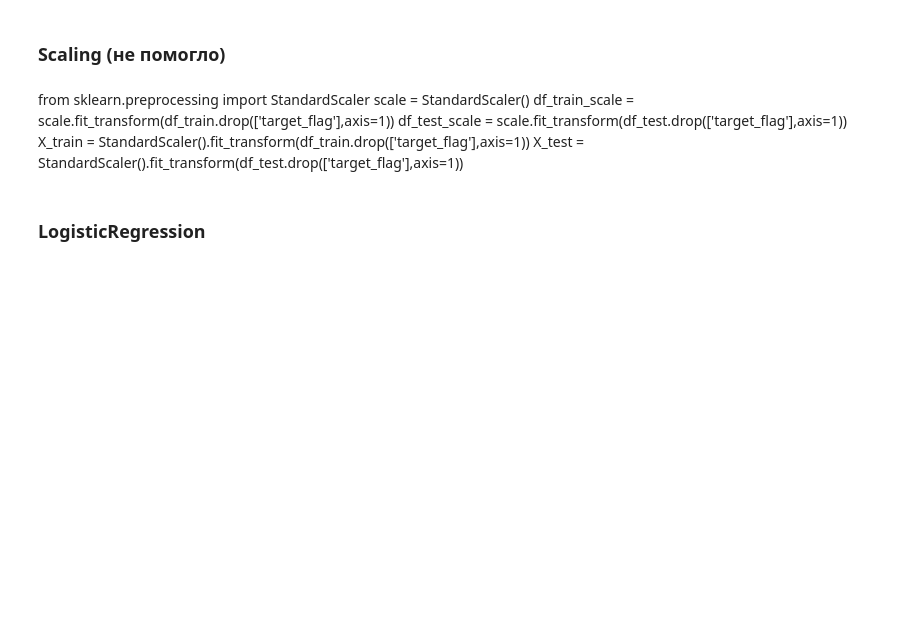
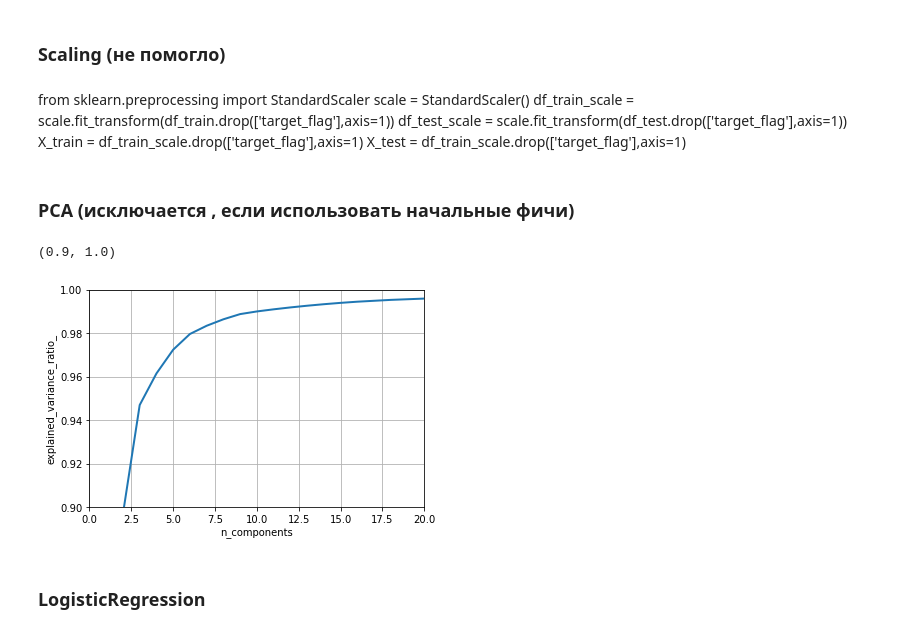
Before and after one commit to Sergey-Kit/Feature_Engineering_Cases, a Jupyter notebook: Rosbank_WOE_Features_SVM.ipynb, the cells around one changed output. Saved outputs shown, nothing was run; the diff lists cells and outputs as text; code cells hidden in the pictures; blank space fills up the shorter version.

```diff
--- a/Rosbank_WOE_Features_SVM.ipynb
+++ b/Rosbank_WOE_Features_SVM.ipynb
@@ -321,3 +306,18 @@ df_test = df_train[df_train.columns & df_test.columns]
+# %%
+for j in tqdm(pd.unique(transactions_test['MCC'])):
+    i = 'amount'
+    temp = transactions_test[transactions_test['MCC']==j][['cl_id',i]].groupby('cl_id').agg('sum').reset_index().fillna(0)
+    new_cols = ['cl_id']
+    for p in range(1,temp.columns.shape[0]):
+        new_cols.append('MCC'+'_'+str(j)+'_'+i+'_'+str(to_agg[p-1]))
+    temp.columns = new_cols
+    df_test = pd.merge(df_test, temp, how='left', on='cl_id')
+# %%
+df_train = df_train.fillna(0)
+df_test = df_test.fillna(0)
+# %%
+df_train = df_train[df_train.columns & df_test.columns]
+df_test = df_train[df_train.columns & df_test.columns]
 # %%
 corr_matrix = df_train.corr()
 corr = corr_matrix["target_flag"].sort_values(ascending=False)
@@ -342,5 +349,24 @@ from sklearn.preprocessing import StandardScaler
 scale = StandardScaler()
 df_train_scale = scale.fit_transform(df_train.drop(['target_flag'],axis=1))
 df_test_scale = scale.fit_transform(df_test.drop(['target_flag'],axis=1))
-X_train = StandardScaler().fit_transform(df_train.drop(['target_flag'],axis=1))
-X_test = StandardScaler().fit_transform(df_test.drop(['target_flag'],axis=1))
+X_train = df_train_scale.drop(['target_flag'],axis=1)
+X_test = df_train_scale.drop(['target_flag'],axis=1)
+# %% [markdown]
+### PCA  (исключается , если использовать начальные фичи)
+# %%
+from sklearn.decomposition import PCA
+pca = PCA().fit(df_train.fillna(0).drop(['cl_id'], axis=1))##### PCA  (исключается , если использовать начальные фичи)
+df_train_MCC_PCA = df_train.copy()
+df_test_MCC_PCA = df_test.copy()
+# %%
+cum_evr = np.cumsum(pca.explained_variance_ratio_)
+xs = np.arange(cum_evr.size) + 1
+plt.plot(xs, cum_evr, linewidth=2)
+plt.grid()
+plt.xlabel('n_components')
+plt.ylabel('explained_variance_ratio_')
+plt.xlim([0, 20])
+plt.ylim([0.9, 1])
+# %% [output]
+(0.9, 1.0)
+[figure, added]
```
Also changed, not shown: parts of 36 cells of this notebook.
